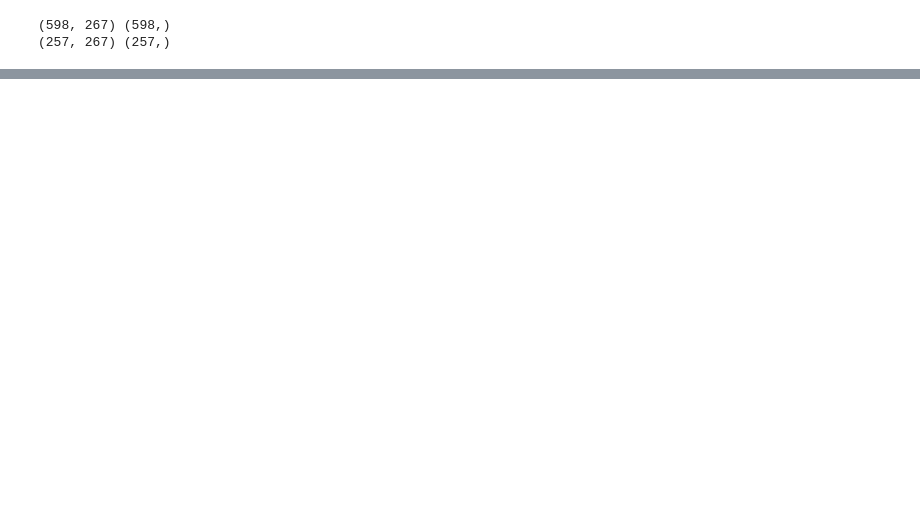
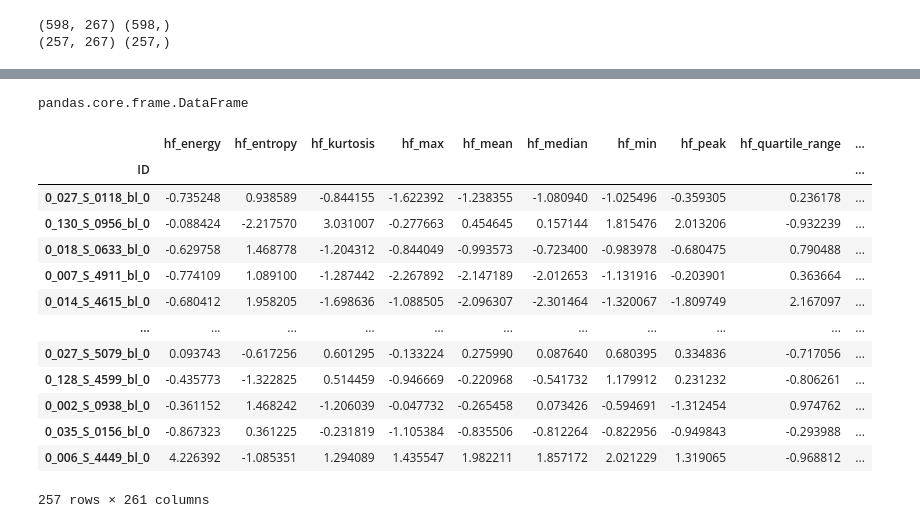
Before and after one commit to LauraSchellekens/TM10007_-private_-group, a Jupyter notebook: SVM.ipynb, the cells around one changed output, grey strips where cells are left out. Drawn from its saved outputs; the diff is of its cells as text; code cells hidden in the pictures; blank space fills up the shorter version.

```diff
--- a/SVM.ipynb
+++ b/SVM.ipynb
@@ -104,0 +152,55 @@ t = ("Misclassified: %d / %d" % ((Y != y_pred).sum(), X.shape[0]))
+# %%
+# Preprocessing:  impute missing values (fill missing)
+
+imputer = impute.SimpleImputer(strategy='mean')     # imputer with mean
+X_train_imp = imputer.fit_transform(X_train)          # impute
+X_train_imp = pd.DataFrame(data=X_train_imp, index=[X_train.index], columns=[X_train.columns]) # turn created np.array back to pandas df
+
+type(X_train_imp)
+
+# en nu ook voor x_test
+imputer = impute.SimpleImputer(strategy='mean')     # imputer with mean
+X_test_imp = imputer.fit_transform(X_test)          # impute
+X_test_imp = pd.DataFrame(data=X_test_imp, index=[X_test.index], columns=[X_test.columns]) # turn created np.array back to pandas df
+
+type(X_test_imp)
+# %% [output]
+pandas.core.frame.DataFrame
+# %%
+# Preprocessing: scaling either standard or robust (removes median and scales data according to quantile range)
+
+scaler = preprocessing.StandardScaler()
+scaler.fit_transform(X_train_imp)
+X_train_scaled = scaler.transform(X_train_imp)
+# robust = preprocessing.RobustScaler()
+# robust.fit_transform(X_train_imp)
+# X_train_scaled = robust.transform(X_train_imp)
+
+X_train_scaled = pd.DataFrame(data=X_train_scaled, index=[X_train.index], columns=[X_train.columns]) # turn created np.array back to pandas df
+X_train_scaled
+
+# nu ook voor X_TEST
+scaler = preprocessing.StandardScaler()
+scaler.fit_transform(X_test_imp)
+X_test_scaled = scaler.transform(X_test_imp)
+# robust = preprocessing.RobustScaler()
+# robust.fit_transform(X_train_imp)
+# X_train_scaled = robust.transform(X_train_imp)
+
+X_test_scaled = pd.DataFrame(data=X_test_scaled, index=[X_test.index], columns=[X_test.columns]) # turn created np.array back to pandas df
+X_test_scaled
+# %% [output]
+|  | hf_energy | hf_entropy | hf_kurtosis | hf_max | hf_mean | hf_median | hf_min | hf_peak | hf_quartile_range | ... |
+| ID |  |  |  |  |  |  |  |  |  | ... |
+| 0_027_S_0118_bl_0 | -0.735248 | 0.938589 | -0.844155 | -1.622392 | -1.238355 | -1.080940 | -1.025496 | -0.359305 | 0.236178 | ... |
+| 0_130_S_0956_bl_0 | -0.088424 | -2.217570 | 3.031007 | -0.277663 | 0.454645 | 0.157144 | 1.815476 | 2.013206 | -0.932239 | ... |
+| 0_018_S_0633_bl_0 | -0.629758 | 1.468778 | -1.204312 | -0.844049 | -0.993573 | -0.723400 | -0.983978 | -0.680475 | 0.790488 | ... |
+| 0_007_S_4911_bl_0 | -0.774109 | 1.089100 | -1.287442 | -2.267892 | -2.147189 | -2.012653 | -1.131916 | -0.203901 | 0.363664 | ... |
+| 0_014_S_4615_bl_0 | -0.680412 | 1.958205 | -1.698636 | -1.088505 | -2.096307 | -2.301464 | -1.320067 | -1.809749 | 2.167097 | ... |
+| ... | ... | ... | ... | ... | ... | ... | ... | ... | ... | ... |
+| 0_027_S_5079_bl_0 | 0.093743 | -0.617256 | 0.601295 | -0.133224 | 0.275990 | 0.087640 | 0.680395 | 0.334836 | -0.717056 | ... |
+| 0_128_S_4599_bl_0 | -0.435773 | -1.322825 | 0.514459 | -0.946669 | -0.220968 | -0.541732 | 1.179912 | 0.231232 | -0.806261 | ... |
+| 0_002_S_0938_bl_0 | -0.361152 | 1.468242 | -1.206039 | -0.047732 | -0.265458 | 0.073426 | -0.594691 | -1.312454 | 0.974762 | ... |
+| 0_035_S_0156_bl_0 | -0.867323 | 0.361225 | -0.231819 | -1.105384 | -0.835506 | -0.812264 | -0.822956 | -0.949843 | -0.293988 | ... |
+| 0_006_S_4449_bl_0 | 4.226392 | -1.085351 | 1.294089 | 1.435547 | 1.982211 | 1.857172 | 2.021229 | 1.319065 | -0.968812 | ... |
+257 rows × 261 columns
```
Also changed, not shown: parts of 14 cells of this notebook.
